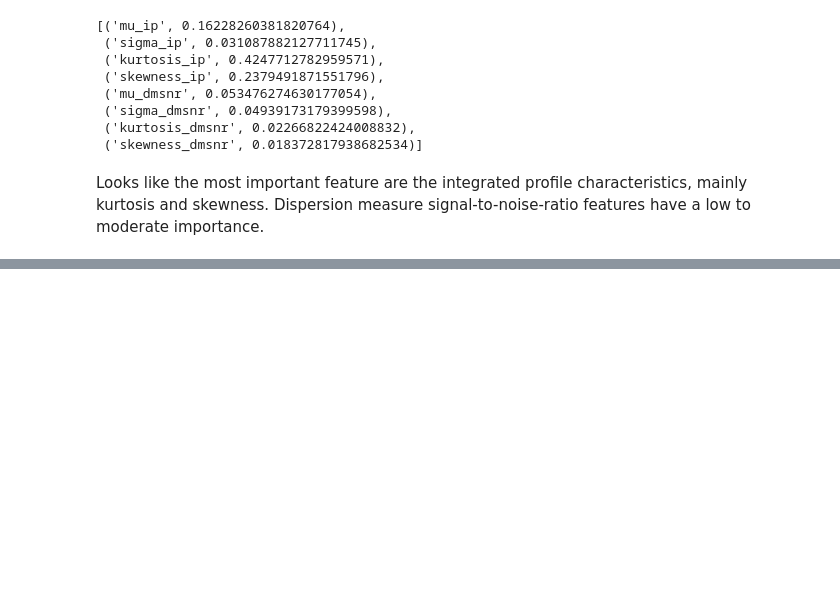
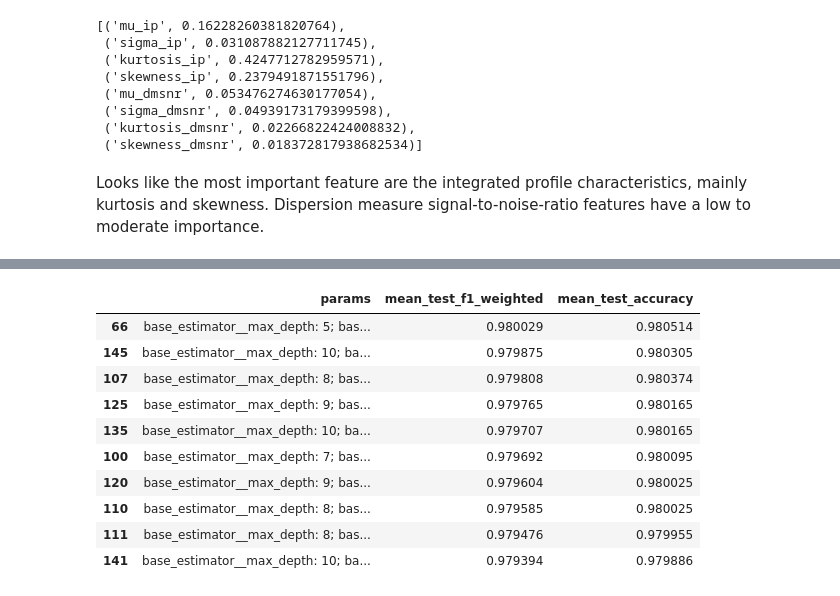
Before and after one commit to aribault/pulsar_classification, a Jupyter notebook: scripts/training.ipynb, the cells around one changed output, grey strips where cells are left out. Saved outputs shown, nothing was run; the diff lists cells and outputs as text; code cells hidden in the pictures; blank space fills up the shorter version.

```diff
--- a/scripts/training.ipynb
+++ b/scripts/training.ipynb
@@ -414,0 +501,17 @@ Looks like the most important feature are the integrated profile characteristics
+# %%
+adab_grid_df = get_cv_df(adab_grid)
+pd.set_option('max_colwidth', 400)
+pd.set_option("display.max_rows", 100)
+adab_grid_df.sort_values(['mean_test_f1_weighted', 'mean_test_accuracy'], ascending=False).head(10)
+# %% [output]
+|  | params | mean_test_f1_weighted | mean_test_accuracy |
+| 66 | base_estimator__max_depth: 5; bas... | 0.980029 | 0.980514 |
+| 145 | base_estimator__max_depth: 10; ba... | 0.979875 | 0.980305 |
+| 107 | base_estimator__max_depth: 8; bas... | 0.979808 | 0.980374 |
+| 125 | base_estimator__max_depth: 9; bas... | 0.979765 | 0.980165 |
+| 135 | base_estimator__max_depth: 10; ba... | 0.979707 | 0.980165 |
+| 100 | base_estimator__max_depth: 7; bas... | 0.979692 | 0.980095 |
+| 120 | base_estimator__max_depth: 9; bas... | 0.979604 | 0.980025 |
+| 110 | base_estimator__max_depth: 8; bas... | 0.979585 | 0.980025 |
+| 111 | base_estimator__max_depth: 8; bas... | 0.979476 | 0.979955 |
+| 141 | base_estimator__max_depth: 10; ba... | 0.979394 | 0.979886 |
```
Also changed, not shown: parts of 13 cells of this notebook, 3 other files.
